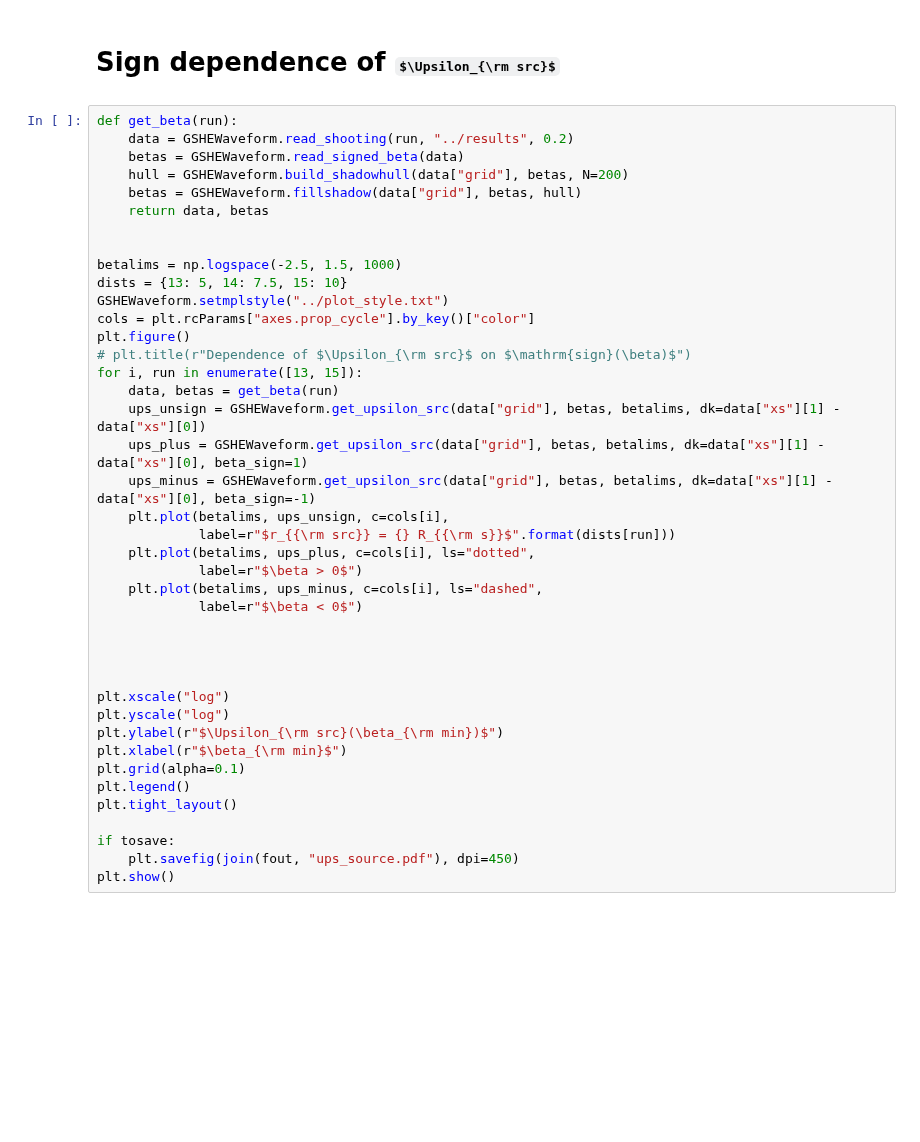
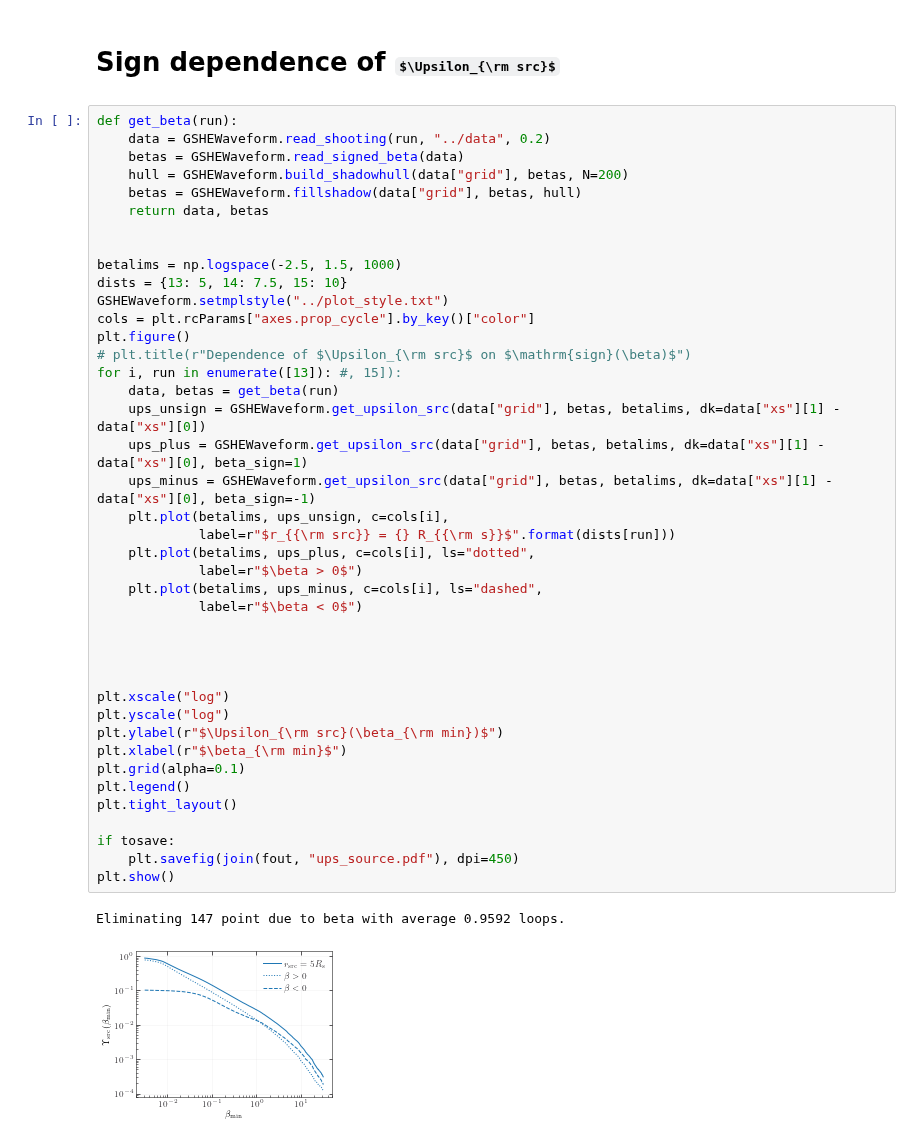
Before and after one commit to Richard-Sti/GSHE_public, a Jupyter notebook: scripts/upsilon_plots.ipynb, the cells around one changed output. Saved outputs shown, nothing was run; the diff lists cells and outputs as text; some formulas as TeX source; blank space fills up the shorter version.

```diff
--- a/scripts/upsilon_plots.ipynb
+++ b/scripts/upsilon_plots.ipynb
@@ -41,7 +45,7 @@ plt.show()
 # Sign dependence of $\Upsilon_{\rm src}$
 # %%
 def get_beta(run):
-    data = GSHEWaveform.read_shooting(run, "../results", 0.2)
+    data = GSHEWaveform.read_shooting(run, "../data", 0.2)
     betas = GSHEWaveform.read_signed_beta(data)
     hull = GSHEWaveform.build_shadowhull(data["grid"], betas, N=200)
     betas = GSHEWaveform.fillshadow(data["grid"], betas, hull)
@@ -52,33 +56,36 @@ betalims = np.logspace(-2.5, 1.5, 1000)
 dists = {13: 5, 14: 7.5, 15: 10}
 GSHEWaveform.setmplstyle("../plot_style.txt")
 cols = plt.rcParams["axes.prop_cycle"].by_key()["color"]
 plt.figure()
 # plt.title(r"Dependence of $\Upsilon_{\rm src}$ on $\mathrm{sign}(\beta)$")
-for i, run in enumerate([13, 15]):
+for i, run in enumerate([13]): #, 15]):
     data, betas = get_beta(run)
     ups_unsign = GSHEWaveform.get_upsilon_src(data["grid"], betas, betalims, dk=data["xs"][1] - data["xs"][0])
     ups_plus = GSHEWaveform.get_upsilon_src(data["grid"], betas, betalims, dk=data["xs"][1] - data["xs"][0], beta_sign=1)
     ups_minus = GSHEWaveform.get_upsilon_src(data["grid"], betas, betalims, dk=data["xs"][1] - data["xs"][0], beta_sign=-1)
     plt.plot(betalims, ups_unsign, c=cols[i],
              label=r"$r_{{\rm src}} = {} R_{{\rm s}}$".format(dists[run]))
     plt.plot(betalims, ups_plus, c=cols[i], ls="dotted",
              label=r"$\beta > 0$")
     plt.plot(betalims, ups_minus, c=cols[i], ls="dashed",
              label=r"$\beta < 0$")
 
 
 
 
 plt.xscale("log")
 plt.yscale("log")
 plt.ylabel(r"$\Upsilon_{\rm src}(\beta_{\rm min})$")
 plt.xlabel(r"$\beta_{\rm min}$")
 plt.grid(alpha=0.1)
 plt.legend()
 plt.tight_layout()
 
 if tosave:
     plt.savefig(join(fout, "ups_source.pdf"), dpi=450)
 plt.show()
+# %% [output]
+Eliminating 147 point due to beta with average 0.9592 loops.
+[figure, added]
 # %%
 def get_beta_mu(run):
```
Also changed, not shown: parts of 9 cells of this notebook, 2 other files.
